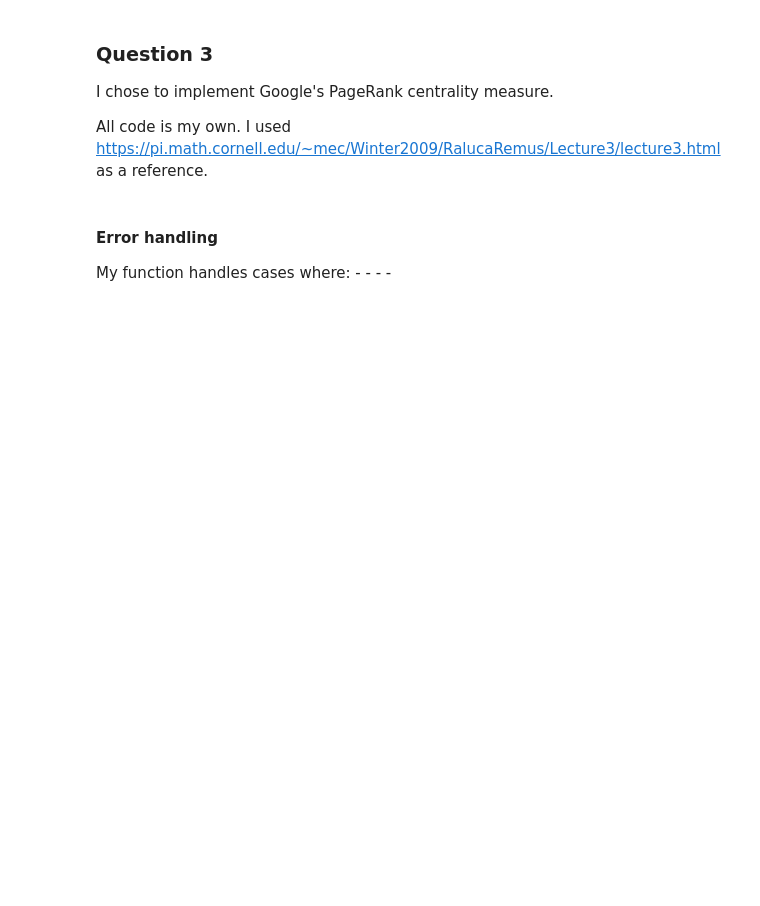
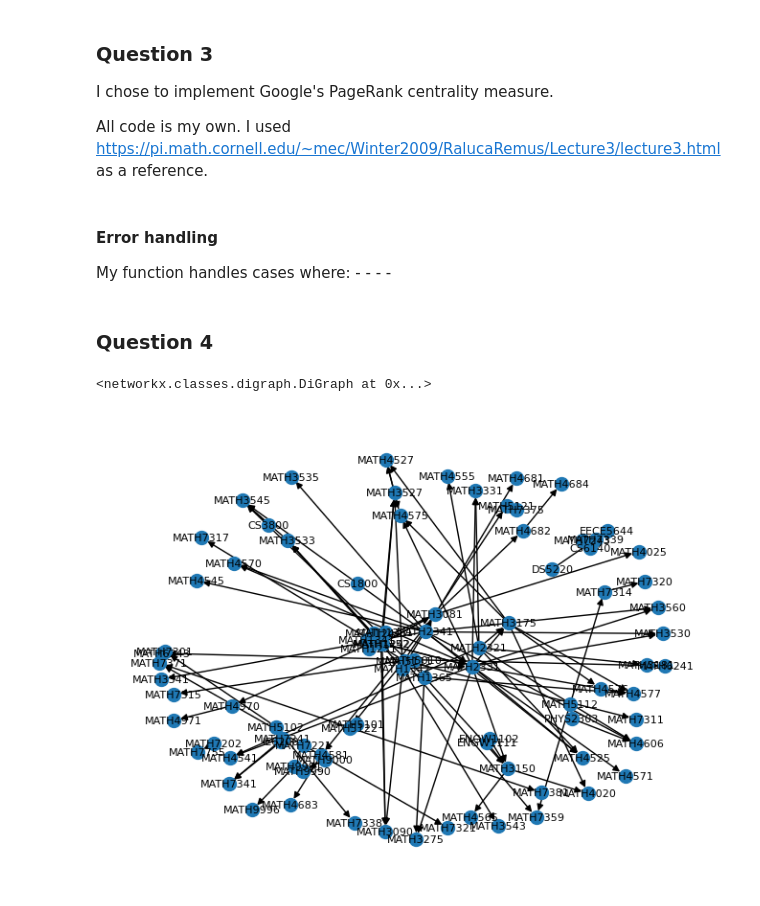
Before and after one commit to cassidywaldrip/student-network-science-data-book, a Jupyter notebook: assignments/assignment01.ipynb, the cells around one changed output. Drawn from its saved outputs; the diff is of its cells as text; code cells hidden in the pictures; blank space fills up the shorter version.

```diff
--- a/assignments/assignment01.ipynb
+++ b/assignments/assignment01.ipynb
@@ -65,3 +73,5 @@ My function handles cases where:
 '''
 Comparing my implementation
 '''
+# %% [markdown]
+### Question 4
@@ -67,0 +82,67 @@ Comparing my implementation
+# %%
+def get_dept_codes() -> list[str]:
+    codes = []
+
+    catalog_res = requests.get('https://catalog.northeastern.edu/course-descriptions/')
+    catalog_html = catalog_res.text
+    catalog_soup = BeautifulSoup(catalog_html)
+
+    atoz_soup = catalog_soup.find('div', id='atozindex')
+    dept_lists_soup = atoz_soup.find_all('ul')
+    for l in dept_lists_soup:
+        depts_soup = l.find_all('li')
+        for li in depts_soup:
+            codes.append(li.a.get('href').split('/')[-2])
+
+    return codes
+
+def dept_code_to_url(dept_code: str) -> str:
+    catalog_res = requests.get('https://catalog.northeastern.edu/course-descriptions/')
+    catalog_html = catalog_res.text
+    catalog_soup = BeautifulSoup(catalog_html)
+
+    url = '/course-descriptions/' + dept_code + '/'
+    if url in [x['href'] for x in catalog_soup.find_all('a', href=True)]:
+        return 'https://catalog.northeastern.edu' + url
+
+    raise ValueError('No department found with the code ' + dept_code)
+
+
+def get_prereqs(department_code: str) -> list:
+    try:
+        href = dept_code_to_url(department_code)
+    except ValueError as e:
+        return []
+
+    dept_res = requests.get(href)
+    dept_html = dept_res.text
+    dept_soup = BeautifulSoup(dept_html)
+
+    courses_to_prereqs = {}
+
+    course_descs_soup = dept_soup.find('div', attrs={'class' : 'sc_sccoursedescs'})
+
+    for course in course_descs_soup.find_all('div', attrs={'class' : 'courseblock'}):
+        course_code = course.find('p', attrs={'class' : 'courseblocktitle'}).text.split('.')[0].replace(u'\xa0', '')
+        prereqs = []
+        for extra in course.find_all('p', attrs={'class' : 'courseblockextra'}):
+            if 'Prerequisite(s)' in extra.text:
+                for link in extra.find_all('a', href=True):
+                    prereqs.append(link.text.replace(u'\xa0', ''))
+        courses_to_prereqs[course_code] = prereqs
+
+    return courses_to_prereqs
+
+def course_prereqs(courses_to_prereqs: dict):
+    G = nx.DiGraph()
+    for k,v in courses_to_prereqs.items():
+        edges = [(val,k) for val in v]
+        G.add_edges_from(edges)
+
+    nx.draw(G, node_size=100, with_labels=True, font_size=8)
+    return G
+
+course_prereqs(get_prereqs('math'))
+# %% [output]
+<networkx.classes.digraph.DiGraph at 0x...>
+[figure, added]
```
Also changed, not shown: parts of 2 cells of this notebook.
